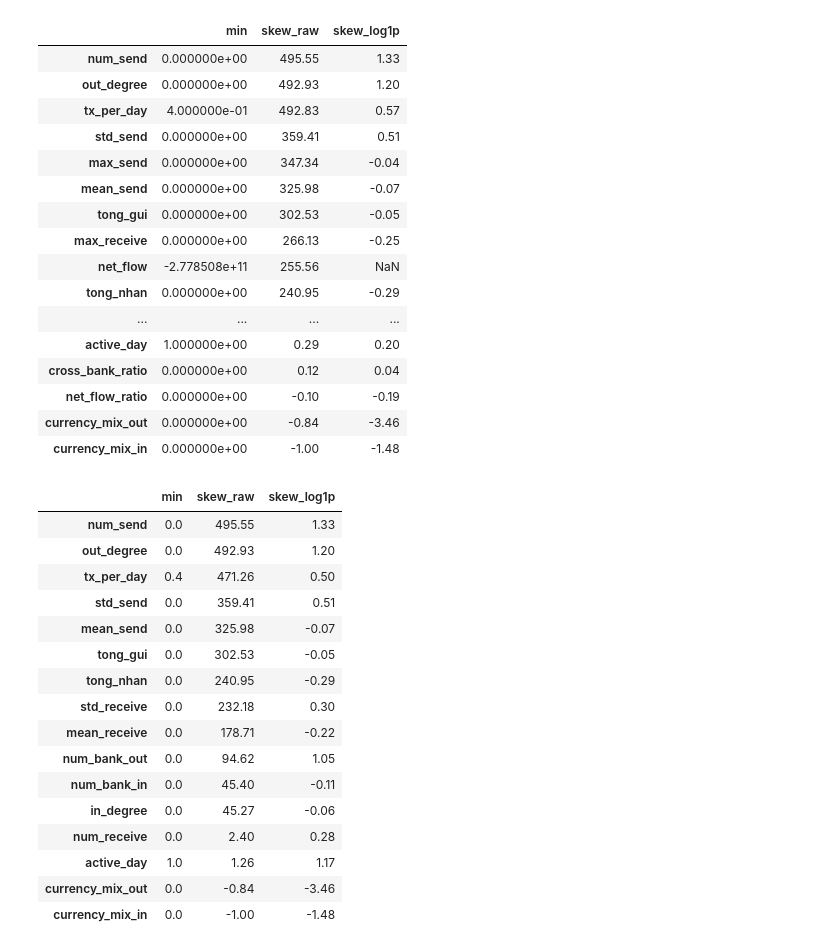
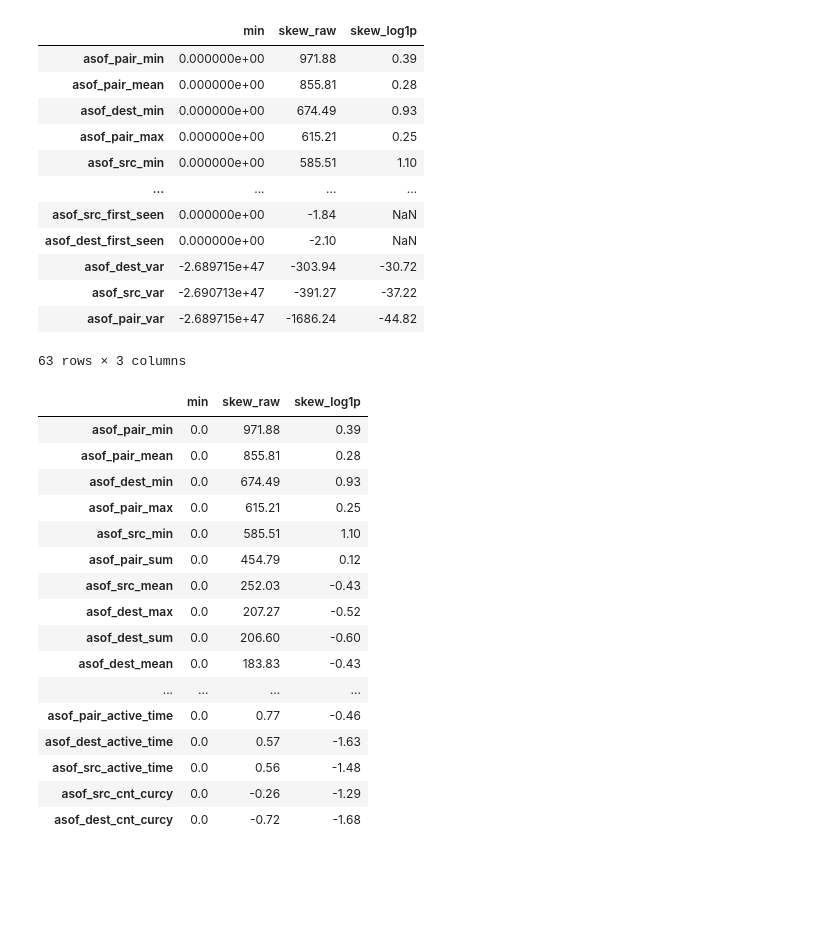
Before and after one commit to Tyler3743/fraud_detection, a Jupyter notebook: skew_node.ipynb, the cells around one changed output. Saved outputs shown, nothing was run; the diff lists cells and outputs as text; code cells hidden in the pictures; blank space fills up the shorter version.

```diff
--- a/skew_node.ipynb
+++ b/skew_node.ipynb
@@ -10,12 +10,6 @@ from feature_node import compute_feature
 # %%
-# Load split-index, dựng src/dest, lấy TRAN train (quyết định cột chỉ trên train)
-dtype = {"From Bank": str, "Account": str, "To Bank": str, "Account.1": str}
-df = pd.read_csv("dataset_high/HI-Small_Trans_split_index.csv", dtype=dtype)
-df["Timestamp"] = pd.to_datetime(df["Timestamp"])
-df["src"]  = df["From Bank"] + " | " + df["Account"]
-df["dest"] = df["To Bank"]   + " | " + df["Account.1"]
-
-train = df[df["split"] == "train"]
-feat = compute_feature(train)
+df=load_data()
+asof, log_cols = build_entity_features(df)
+feat = asof[asof["split"] == "train"].drop(columns=["split", "ori_idx"])
 print("feat shape:", feat.shape)
 # %% [output]
@@ -71,57 +61,53 @@ report = pd.DataFrame({
 report.round(2)
 # %% [output]
 |  | min | skew_raw | skew_log1p |
-| num_send | 0.000000e+00 | 495.55 | 1.33 |
-| out_degree | 0.000000e+00 | 492.93 | 1.20 |
-| tx_per_day | 4.000000e-01 | 492.83 | 0.57 |
-| std_send | 0.000000e+00 | 359.41 | 0.51 |
-| max_send | 0.000000e+00 | 347.34 | -0.04 |
-| mean_send | 0.000000e+00 | 325.98 | -0.07 |
-| tong_gui | 0.000000e+00 | 302.53 | -0.05 |
-| max_receive | 0.000000e+00 | 266.13 | -0.25 |
-| net_flow | -2.778508e+11 | 255.56 | NaN |
-| tong_nhan | 0.000000e+00 | 240.95 | -0.29 |
+| asof_pair_min | 0.000000e+00 | 971.88 | 0.39 |
+| asof_pair_mean | 0.000000e+00 | 855.81 | 0.28 |
+| asof_dest_min | 0.000000e+00 | 674.49 | 0.93 |
+| asof_pair_max | 0.000000e+00 | 615.21 | 0.25 |
+| asof_src_min | 0.000000e+00 | 585.51 | 1.10 |
 | ... | ... | ... | ... |
-| active_day | 1.000000e+00 | 0.29 | 0.20 |
-| cross_bank_ratio | 0.000000e+00 | 0.12 | 0.04 |
-| net_flow_ratio | 0.000000e+00 | -0.10 | -0.19 |
-| currency_mix_out | 0.000000e+00 | -0.84 | -3.46 |
-| currency_mix_in | 0.000000e+00 | -1.00 | -1.48 |
+| asof_src_first_seen | 0.000000e+00 | -1.84 | NaN |
+| asof_dest_first_seen | 0.000000e+00 | -2.10 | NaN |
+| asof_dest_var | -2.689715e+47 | -303.94 | -30.72 |
+| asof_src_var | -2.690713e+47 | -391.27 | -37.22 |
+| asof_pair_var | -2.689715e+47 | -1686.24 | -44.82 |
+63 rows × 3 columns
 # %%
 # Bảng skew: thô vs sau log1p
 ratio_cols=[]
 for i in profile.index:
     if profile.loc[i,"in_0_1"]==True:
         ratio_cols.append(i)
-special    = ["net_flow"]                                                        # có âm, xử lý riêng
+special    = profile.index[profile["min"] < 0].tolist()                                                  # có âm, xử lý riêng
 cand   = [c for c in feat.columns if c not in ratio_cols + special]              #cand là cột chứa cột cần xử lý
 nonneg = [c for c in cand if feat[c].min() >= 0]                                 # log1p chỉ hợp lệ khi >= 0
 
 report = pd.DataFrame({
     "min":        feat[cand].min(),
     "skew_raw":   feat[cand].skew(),
     "skew_log1p": np.log1p(feat[nonneg]).skew(),
 }).sort_values("skew_raw", ascending=False)
 
 report.round(2)
 # %% [output]
 |  | min | skew_raw | skew_log1p |
-| num_send | 0.0 | 495.55 | 1.33 |
-| out_degree | 0.0 | 492.93 | 1.20 |
-| tx_per_day | 0.4 | 471.26 | 0.50 |
-| std_send | 0.0 | 359.41 | 0.51 |
-| mean_send | 0.0 | 325.98 | -0.07 |
-| tong_gui | 0.0 | 302.53 | -0.05 |
-| tong_nhan | 0.0 | 240.95 | -0.29 |
-| std_receive | 0.0 | 232.18 | 0.30 |
-| mean_receive | 0.0 | 178.71 | -0.22 |
-| num_bank_out | 0.0 | 94.62 | 1.05 |
-| num_bank_in | 0.0 | 45.40 | -0.11 |
-| in_degree | 0.0 | 45.27 | -0.06 |
-| num_receive | 0.0 | 2.40 | 0.28 |
-| active_day | 1.0 | 1.26 | 1.17 |
-| currency_mix_out | 0.0 | -0.84 | -3.46 |
-| currency_mix_in | 0.0 | -1.00 | -1.48 |
+| asof_pair_min | 0.0 | 971.88 | 0.39 |
+| asof_pair_mean | 0.0 | 855.81 | 0.28 |
+| asof_dest_min | 0.0 | 674.49 | 0.93 |
+| asof_pair_max | 0.0 | 615.21 | 0.25 |
+| asof_src_min | 0.0 | 585.51 | 1.10 |
+| asof_pair_sum | 0.0 | 454.79 | 0.12 |
+| asof_src_mean | 0.0 | 252.03 | -0.43 |
+| asof_dest_max | 0.0 | 207.27 | -0.52 |
+| asof_dest_sum | 0.0 | 206.60 | -0.60 |
+| asof_dest_mean | 0.0 | 183.83 | -0.43 |
+| ... | ... | ... | ... |
+| asof_pair_active_time | 0.0 | 0.77 | -0.46 |
+| asof_dest_active_time | 0.0 | 0.57 | -1.63 |
+| asof_src_active_time | 0.0 | 0.56 | -1.48 |
+| asof_src_cnt_curcy | 0.0 | -0.26 | -1.29 |
+| asof_dest_cnt_curcy | 0.0 | -0.72 | -1.68 |
 # %%
 # Đề xuất cột log1p (lệch phải mạnh + không âm). Vẫn nên nhìn skew_log1p để loại cột bị kéo quá đà.
 log1p_cols = report.index[(report["skew_raw"] > 1) & (report["min"] >= 0)].tolist()
```
Also changed, not shown: parts of 5 cells of this notebook, 46 other files.
